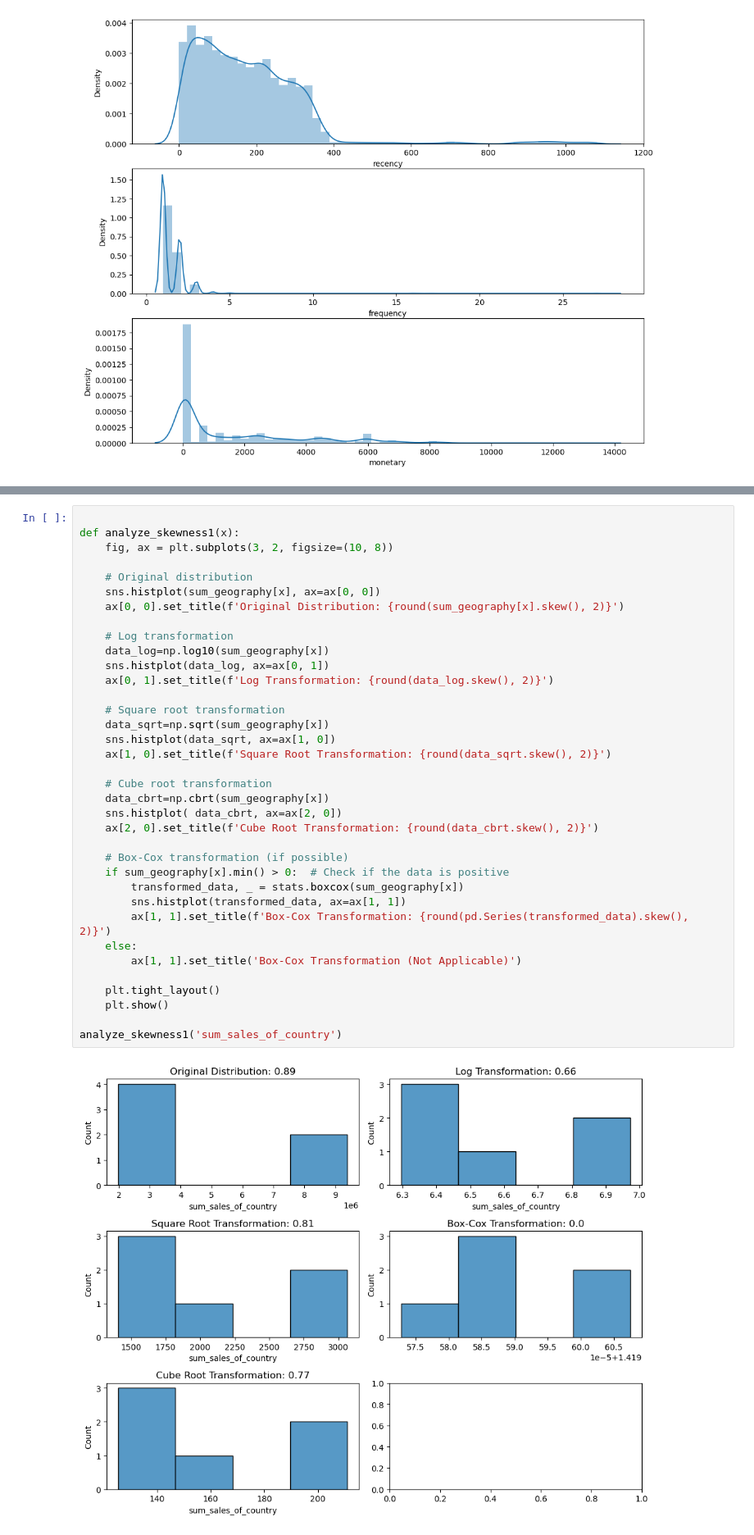
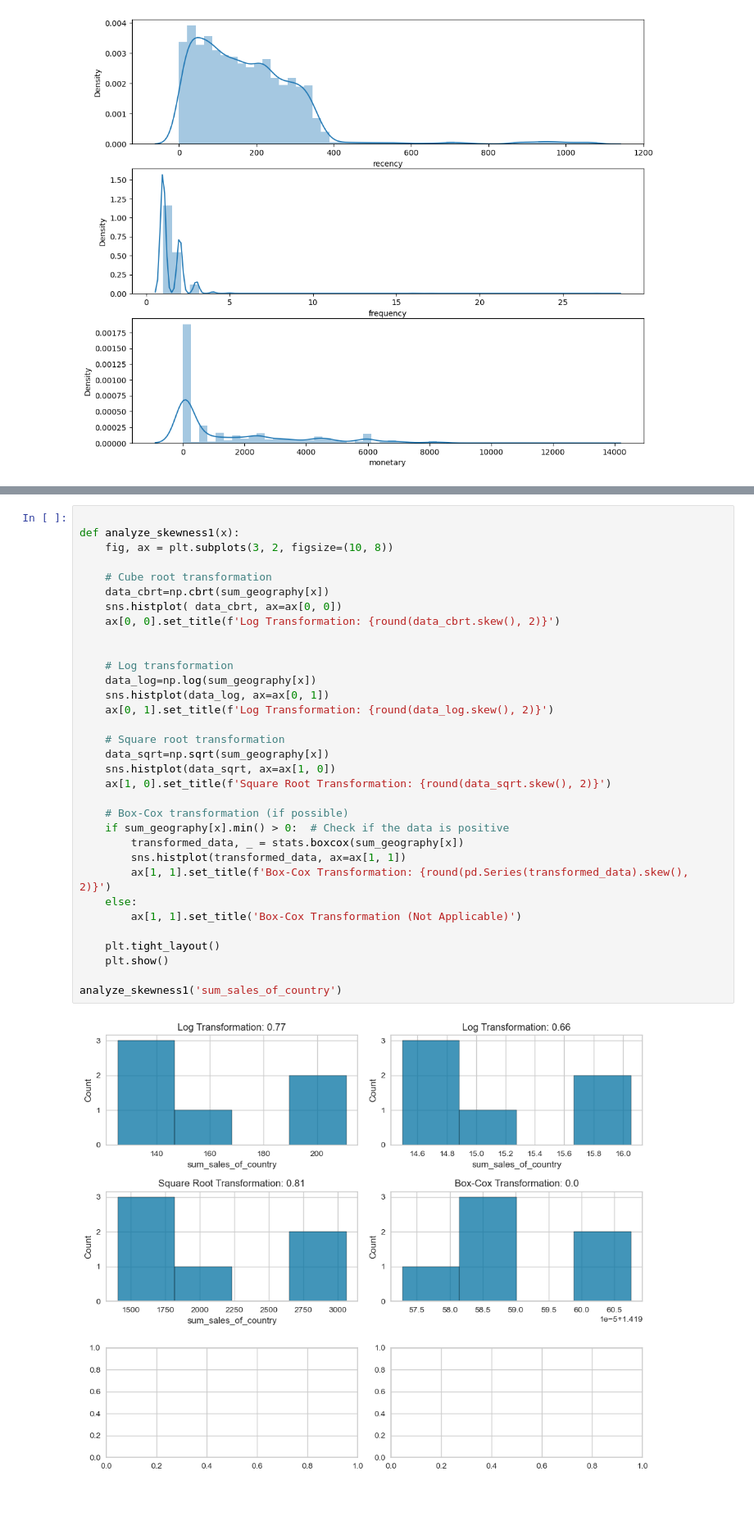
Before and after one commit to Tamuonanthit/FinalProject__231PP0802_Group4, a Jupyter notebook: RFM copy.ipynb, the cells around one changed output, grey strips where cells are left out. Shown: that part at 82% size. Drawn from its saved outputs; the diff is of its cells as text; blank space fills up the shorter version.

```diff
--- a/RFM copy.ipynb
+++ b/RFM copy.ipynb
@@ -639,38 +641,35 @@ analyze_skewness('monetary')
 # %%
 
 def analyze_skewness1(x):
     fig, ax = plt.subplots(3, 2, figsize=(10, 8))
 
-    # Original distribution
-    sns.histplot(sum_geography[x], ax=ax[0, 0])
-    ax[0, 0].set_title(f'Original Distribution: {round(sum_geography[x].skew(), 2)}')
+    # Cube root transformation
+    data_cbrt=np.cbrt(sum_geography[x])
+    sns.histplot( data_cbrt, ax=ax[0, 0])
+    ax[0, 0].set_title(f'Log Transformation: {round(data_cbrt.skew(), 2)}')
+
 
     # Log transformation
-    data_log=np.log10(sum_geography[x])
+    data_log=np.log(sum_geography[x])
     sns.histplot(data_log, ax=ax[0, 1])
     ax[0, 1].set_title(f'Log Transformation: {round(data_log.skew(), 2)}')
 
     # Square root transformation
     data_sqrt=np.sqrt(sum_geography[x])
     sns.histplot(data_sqrt, ax=ax[1, 0])
     ax[1, 0].set_title(f'Square Root Transformation: {round(data_sqrt.skew(), 2)}')
-
-    # Cube root transformation
-    data_cbrt=np.cbrt(sum_geography[x])
-    sns.histplot( data_cbrt, ax=ax[2, 0])
-    ax[2, 0].set_title(f'Cube Root Transformation: {round(data_cbrt.skew(), 2)}')
 
     # Box-Cox transformation (if possible)
     if sum_geography[x].min() > 0:  # Check if the data is positive
         transformed_data, _ = stats.boxcox(sum_geography[x])
         sns.histplot(transformed_data, ax=ax[1, 1])
         ax[1, 1].set_title(f'Box-Cox Transformation: {round(pd.Series(transformed_data).skew(), 2)}')
     else:
         ax[1, 1].set_title('Box-Cox Transformation (Not Applicable)')
 
     plt.tight_layout()
     plt.show()
 
 analyze_skewness1('sum_sales_of_country')
 # %% [output]
-[figure, old version]
+[figure, new version]
```
Also changed, not shown: parts of 13 cells of this notebook.
